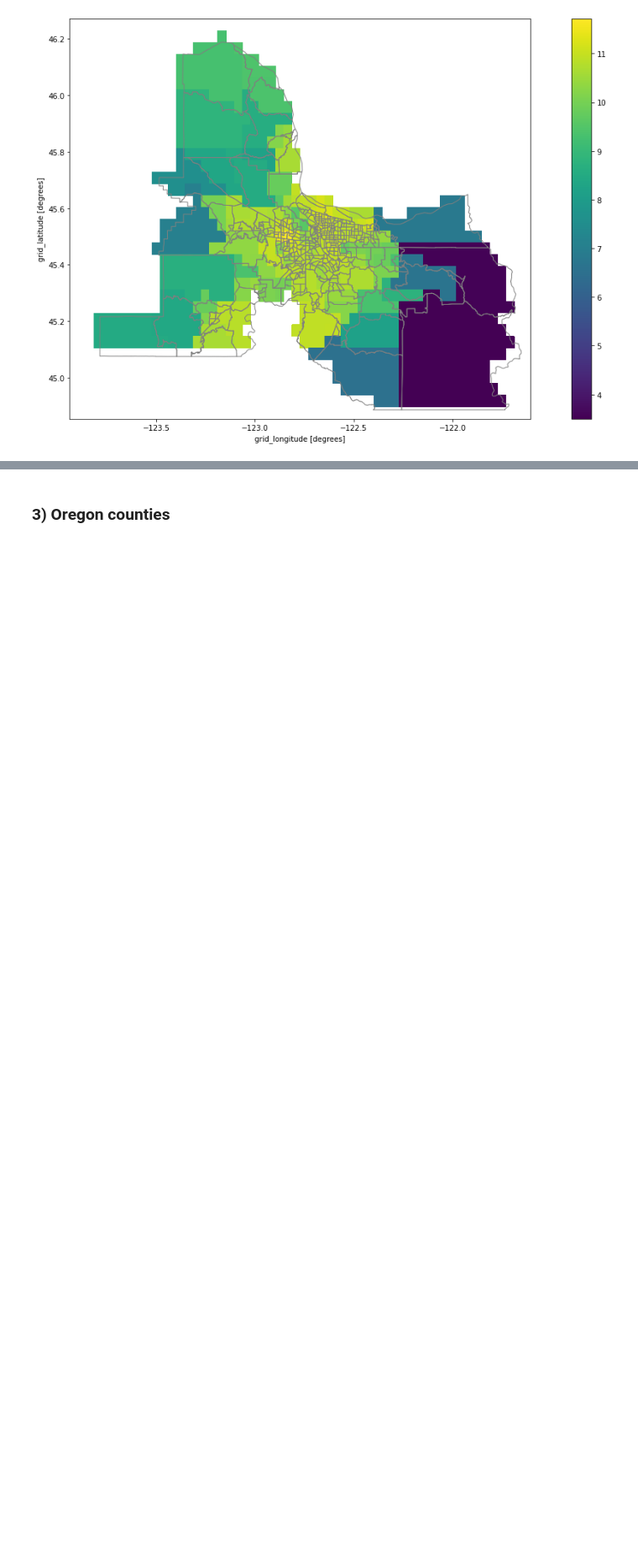
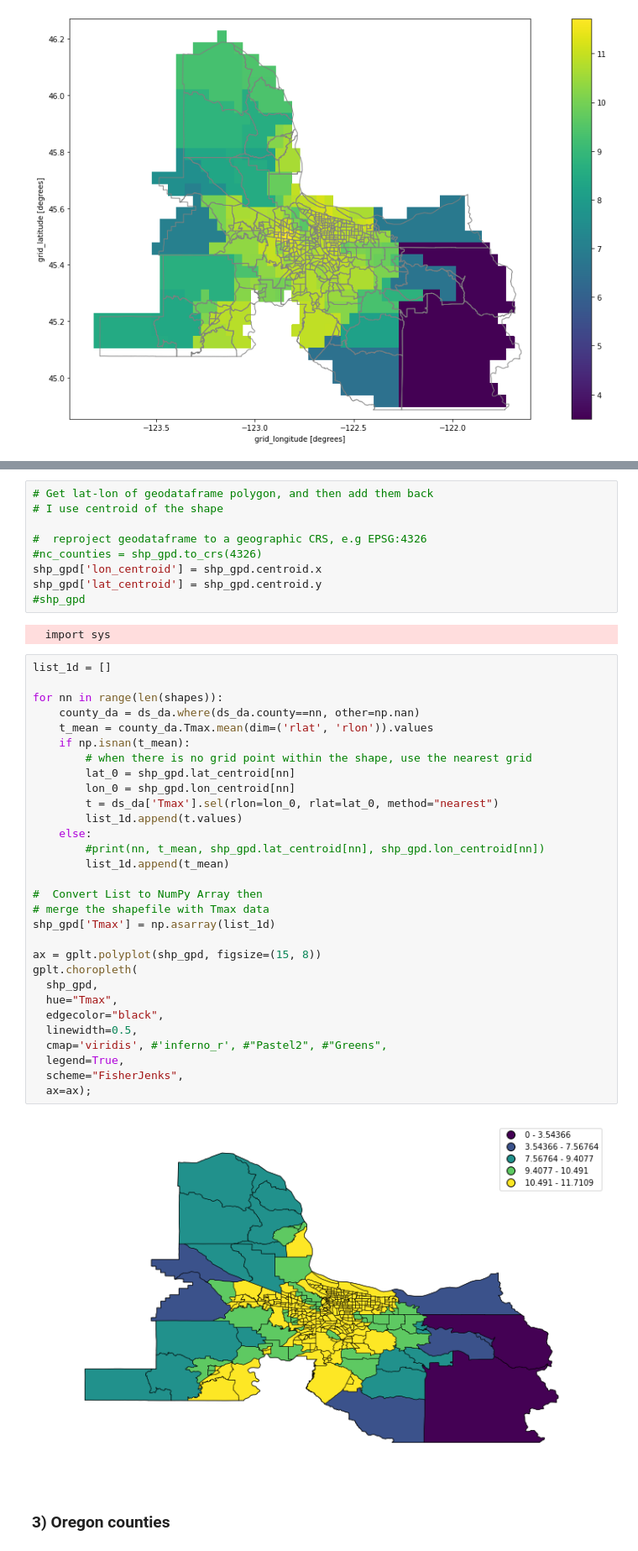
Before and after one commit to ming80302/Innovator, a Jupyter notebook: plot_mask_shp_rasterio.ipynb, the cells around one changed output, grey strips where cells are left out. Shown: that part at 84% size. Drawn from its saved outputs; the diff is of its cells as text; blank space fills up the shorter version.

```diff
--- a/plot_mask_shp_rasterio.ipynb
+++ b/plot_mask_shp_rasterio.ipynb
@@ -165,3 +176,46 @@ plt.show()
+# %%
+# Get lat-lon of geodataframe polygon, and then add them back
+# I use centroid of the shape
+
+#  reproject geodataframe to a geographic CRS, e.g EPSG:4326
+#nc_counties = shp_gpd.to_crs(4326)
+shp_gpd['lon_centroid'] = shp_gpd.centroid.x
+shp_gpd['lat_centroid'] = shp_gpd.centroid.y
+#shp_gpd
+# %% [output]
+  import sys
+# %%
+list_1d = []
+
+for nn in range(len(shapes)):
+    county_da = ds_da.where(ds_da.county==nn, other=np.nan)
+    t_mean = county_da.Tmax.mean(dim=('rlat', 'rlon')).values
+    if np.isnan(t_mean):
+        # when there is no grid point within the shape, use the nearest grid
+        lat_0 = shp_gpd.lat_centroid[nn]
+        lon_0 = shp_gpd.lon_centroid[nn]
+        t = ds_da['Tmax'].sel(rlon=lon_0, rlat=lat_0, method="nearest")
+        list_1d.append(t.values)
+    else:
+        #print(nn, t_mean, shp_gpd.lat_centroid[nn], shp_gpd.lon_centroid[nn])
+        list_1d.append(t_mean)
+
+#  Convert List to NumPy Array then
+# merge the shapefile with Tmax data
+shp_gpd['Tmax'] = np.asarray(list_1d)
+
+ax = gplt.polyplot(shp_gpd, figsize=(15, 8))
+gplt.choropleth(
+  shp_gpd,
+  hue="Tmax",
+  edgecolor="black",
+  linewidth=0.5,
+  cmap='viridis', #'inferno_r', #"Pastel2", #"Greens",
+  legend=True,
+  scheme="FisherJenks",
+  ax=ax);
+# %% [output]
+[figure, added]
 # %% [markdown]
 ### 3) Oregon counties
 # %%
```
Also changed, not shown: parts of 4 cells of this notebook.
